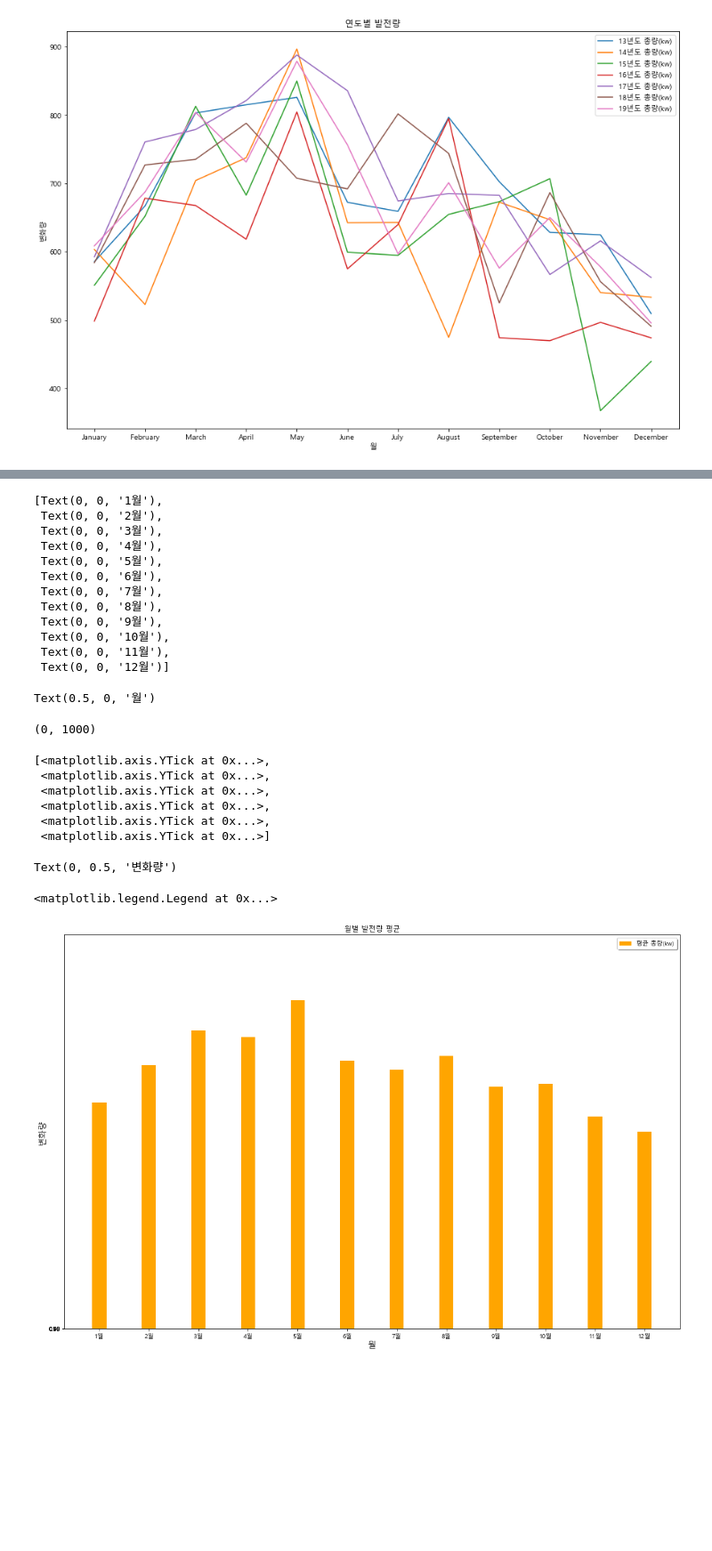
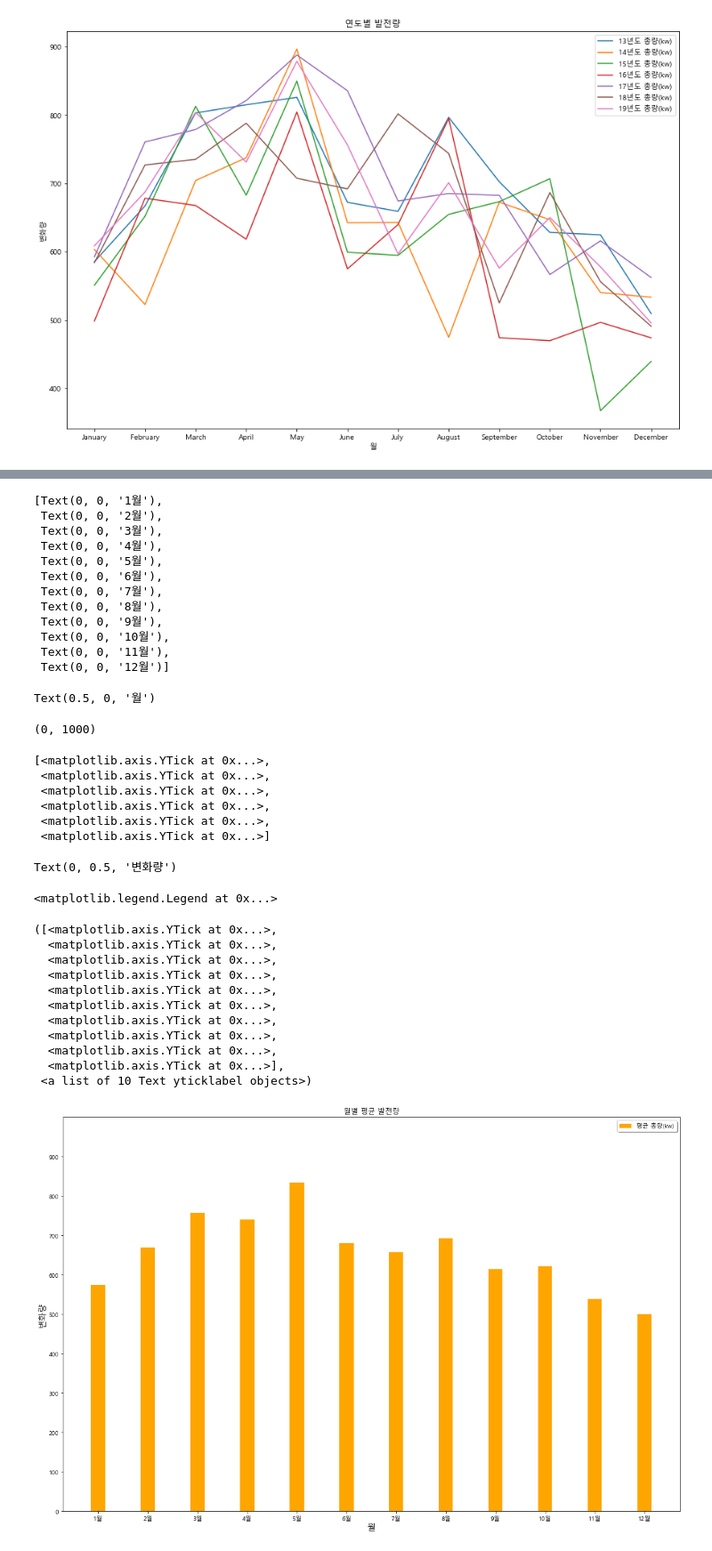
Before and after one commit to J-woooo/Solar, a Jupyter notebook: 시각화(이주영).ipynb, the cells around one changed output, grey strips where cells are left out. Shown: that part at 89% size. Cells and saved outputs as stored; diff of their text form; code cells hidden in the pictures; blank space fills up the shorter version.

```diff
--- a/시각화(이주영).ipynb
+++ b/시각화(이주영).ipynb
@@ -355,7 +355,7 @@ data = {'13년도 총량(kw)':r2,'14년도 총량(kw)':r3,'15년도 총량(kw)':
 plt.rc('font', family='Malgun Gothic')
 fig = plt.figure(figsize=(15,10))
 ax = fig.add_subplot(111)
-colors = ['orangered', 'orange', 'gold', 'g', 'skyblue', 'navy', 'mediumorchid']
+colors = ['orangered', 'orange', 'gold', 'g', 'skyblue', 'darkslateblue', 'mediumorchid']
 width = 0.1
 
 for i, model in enumerate(models):
@@ -515,7 +515,7 @@ for i, model in enumerate(models):
     pos = compute_pos(xticks, width, i, models)
     bar = ax.bar(pos, data[model], width=width*0.95, label=model, color=colors[i])
 
-ax.set_title("월별 발전량 평균")
+ax.set_title("월별 평균 발전량")
 
 ax.set_xticks(range(len(xticks)))
 ax.set_xticklabels(xticks, fontsize=10)
@@ -528,6 +528,7 @@ ax.set_ylabel("변화량", fontsize=14)
 
 ax.legend(loc='upper right', shadow=True, ncol=1)
 ax.set_axisbelow(True)
+plt.yticks(range(0, 1000, 100))
 #ax.yaxis.grid(True, color='gray', linestyle='dashed', linewidth=0.5)
 
 plt.tight_layout()
@@ -541,31 +542,42 @@ Text(0.5, 1.0, '월별 발전량 평균')
  <matplotlib.axis.XTick at 0x...>,
  <matplotlib.axis.XTick at 0x...>,
  <matplotlib.axis.XTick at 0x...>,
  <matplotlib.axis.XTick at 0x...>,
  <matplotlib.axis.XTick at 0x...>,
  <matplotlib.axis.XTick at 0x...>,
  <matplotlib.axis.XTick at 0x...>,
  <matplotlib.axis.XTick at 0x...>]
 [Text(0, 0, '1월'),
  Text(0, 0, '2월'),
  Text(0, 0, '3월'),
  Text(0, 0, '4월'),
  Text(0, 0, '5월'),
  Text(0, 0, '6월'),
  Text(0, 0, '7월'),
  Text(0, 0, '8월'),
  Text(0, 0, '9월'),
  Text(0, 0, '10월'),
  Text(0, 0, '11월'),
  Text(0, 0, '12월')]
 Text(0.5, 0, '월')
 (0, 1000)
 [<matplotlib.axis.YTick at 0x...>,
  <matplotlib.axis.YTick at 0x...>,
  <matplotlib.axis.YTick at 0x...>,
  <matplotlib.axis.YTick at 0x...>,
  <matplotlib.axis.YTick at 0x...>,
  <matplotlib.axis.YTick at 0x...>]
 Text(0, 0.5, '변화량')
 <matplotlib.legend.Legend at 0x...>
+([<matplotlib.axis.YTick at 0x...>,
+  <matplotlib.axis.YTick at 0x...>,
+  <matplotlib.axis.YTick at 0x...>,
+  <matplotlib.axis.YTick at 0x...>,
+  <matplotlib.axis.YTick at 0x...>,
+  <matplotlib.axis.YTick at 0x...>,
+  <matplotlib.axis.YTick at 0x...>,
+  <matplotlib.axis.YTick at 0x...>,
+  <matplotlib.axis.YTick at 0x...>,
+  <matplotlib.axis.YTick at 0x...>],
+ <a list of 10 Text yticklabel objects>)
-[figure, old version]
+[figure, new version]
```
Also changed, not shown: parts of 10 cells of this notebook.
